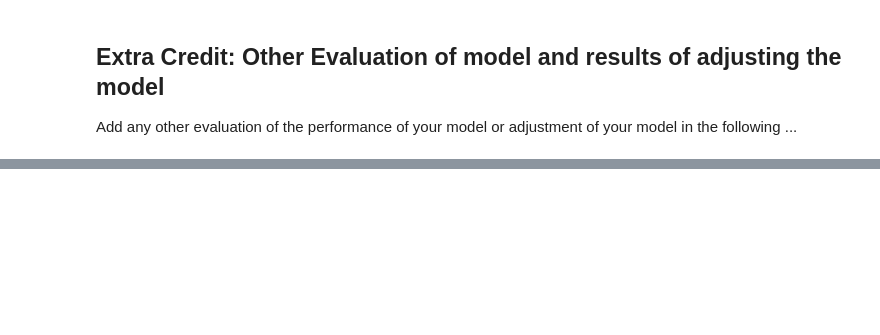
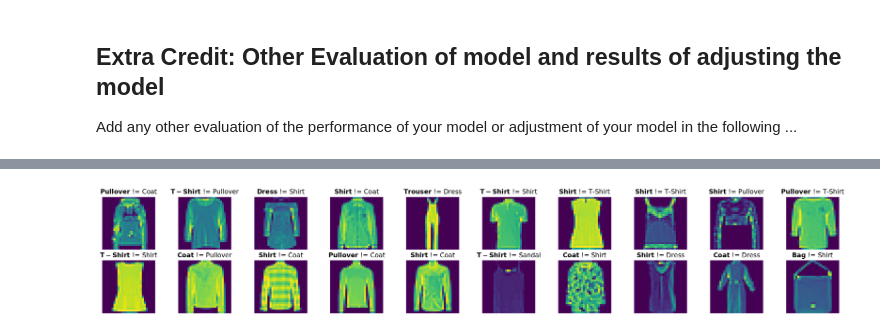
Before and after one commit to dgofman/PythonAI, a Jupyter notebook: Deep Learning/Homework2/Homework2_FMNIST.ipynb, the cells around one changed output, grey strips where cells are left out. Saved outputs shown, nothing was run; the diff lists cells and outputs as text; code cells hidden in the pictures; blank space fills up the shorter version.

```diff
--- a/Deep Learning/Homework2/Homework2_FMNIST.ipynb
+++ b/Deep Learning/Homework2/Homework2_FMNIST.ipynb
@@ -156,0 +158,37 @@ plt.legend()
+# %%
+import numpy as np
+
+# plot the images in the batch, along with predicted and true labels
+fig = plt.figure(figsize=(25, 4))
+
+def drawImages(labels_map):
+  invalid_labels = 0
+  for images, labels in testloader:
+    # get sample outputs
+    output = model(images)
+    # convert output probabilities to predicted class
+    _, preds = torch.max(output, 1)
+    for idx, pred in enumerate(preds):
+      if pred != labels[idx]:
+        invalid_labels += 1
+        fig.add_subplot(2, 10, invalid_labels)
+        plt.axis("off")
+        plt.imshow(np.squeeze(images[idx]))
+        plt.title(r"$\bf{" + str(labels_map[labels[idx].item()]) + "}$ != " + labels_map[pred.item()])
+        if invalid_labels == 20:
+          return
+
+drawImages({
+    0: "T-Shirt",
+    1: "Trouser",
+    2: "Pullover",
+    3: "Dress",
+    4: "Coat",
+    5: "Sandal",
+    6: "Shirt",
+    7: "Sneaker",
+    8: "Bag",
+    9: "Ankle Boot",
+})
+# %% [output]
+[figure, added]
```
Also changed, not shown: parts of 4 cells of this notebook.
